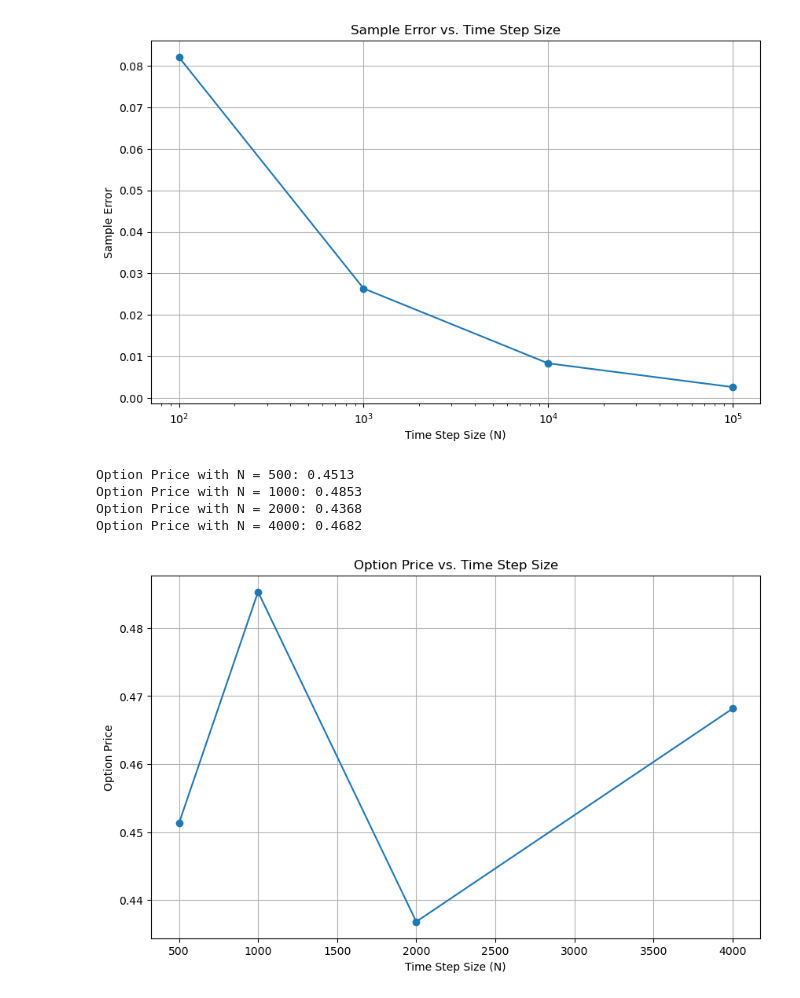
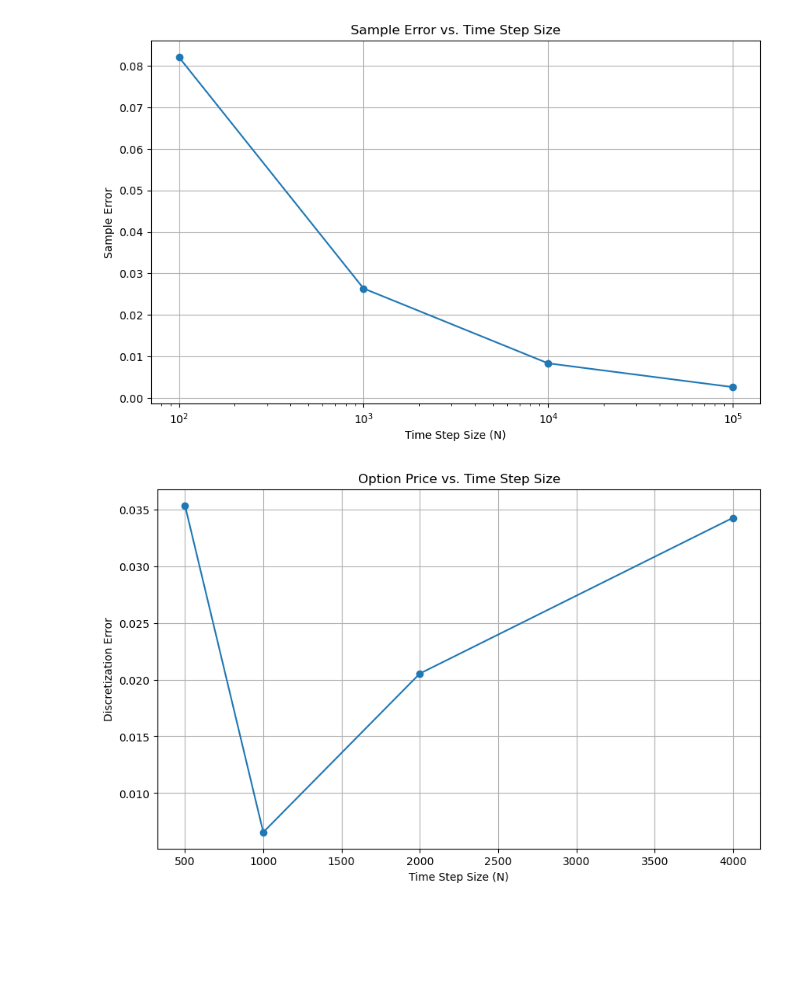
Before and after one commit to pontusbjorklid/Computational-Finance-Projects, a Jupyter notebook: MCpricing.ipynb, the cells around one changed output. Cells and saved outputs as stored; diff of their text form; code cells hidden in the pictures; blank space fills up the shorter version.

Commit message:
Update on discretization error

```diff
--- a/MCpricing.ipynb
+++ b/MCpricing.ipynb
@@ -126,48 +126,42 @@ def simulate_option_price(N):
     # Parameters for the CEV model
     r = 0.1          # Risk-free rate
     sigma = 0.25     # Volatility
-    gamma = 0.8      # Elasticity parameter (CEV parameter)
+    gamma = 1      # Elasticity parameter (CEV parameter)
     S0 = 14          # Initial value of the asset (e.g. stock price)
     T = 0.5          # Time horizon
     dt = T / N       # Time step size
     n_simulations = 1000  # Number of simulation paths
     K = 15           # Strike price of the option
 
     dt = T / N
     dW = np.random.normal(0, np.sqrt(dt), (n_simulations, N))
 
     # Simulate paths
     S = np.zeros((n_simulations, N + 1))
     S[:, 0] = S0
     for i in tqdm(range(N)):
         S[:, i+1] = S[:, i] + r * S[:, i] * dt + sigma * S[:, i]**gamma * dW[:, i]
 
     # Compute the payoff at maturity
     payoffs = np.maximum(S[:, -1] - K, 0)
     mean_payoff = np.mean(payoffs)
     call_option_price = np.exp(-r * T) * mean_payoff
+    F = bsexact(sigma, r, K, T, S0)
 
-    return call_option_price
+    discretization_error = abs(call_option_price - F)
+    return discretization_error
 
 # Run simulations with different time steps
 N_values = [500, 1000, 2000, 4000]
-prices = [simulate_option_price(N) for N in N_values]
-
-# Output the prices for different time steps
-for N, price in zip(N_values, prices):
-    print(f"Option Price with N = {N}: {price:.4f}")
+discretization_errors = [simulate_option_price(N) for N in N_values]
 
 # Plot the option price as a function of the time step size
 plt.figure(figsize=(10, 6))
-plt.plot(N_values, prices, 'o-')
+plt.plot(N_values, discretization_errors, 'o-')
 plt.title('Option Price vs. Time Step Size')
 plt.xlabel('Time Step Size (N)')
-plt.ylabel('Option Price')
+plt.ylabel('Discretization Error')
 plt.grid(True)
 plt.show()
 # %% [output]
-Option Price with N = 500: 0.4513
-Option Price with N = 1000: 0.4853
-Option Price with N = 2000: 0.4368
-Option Price with N = 4000: 0.4682
-[figure, old version]
+[figure, new version]
```
